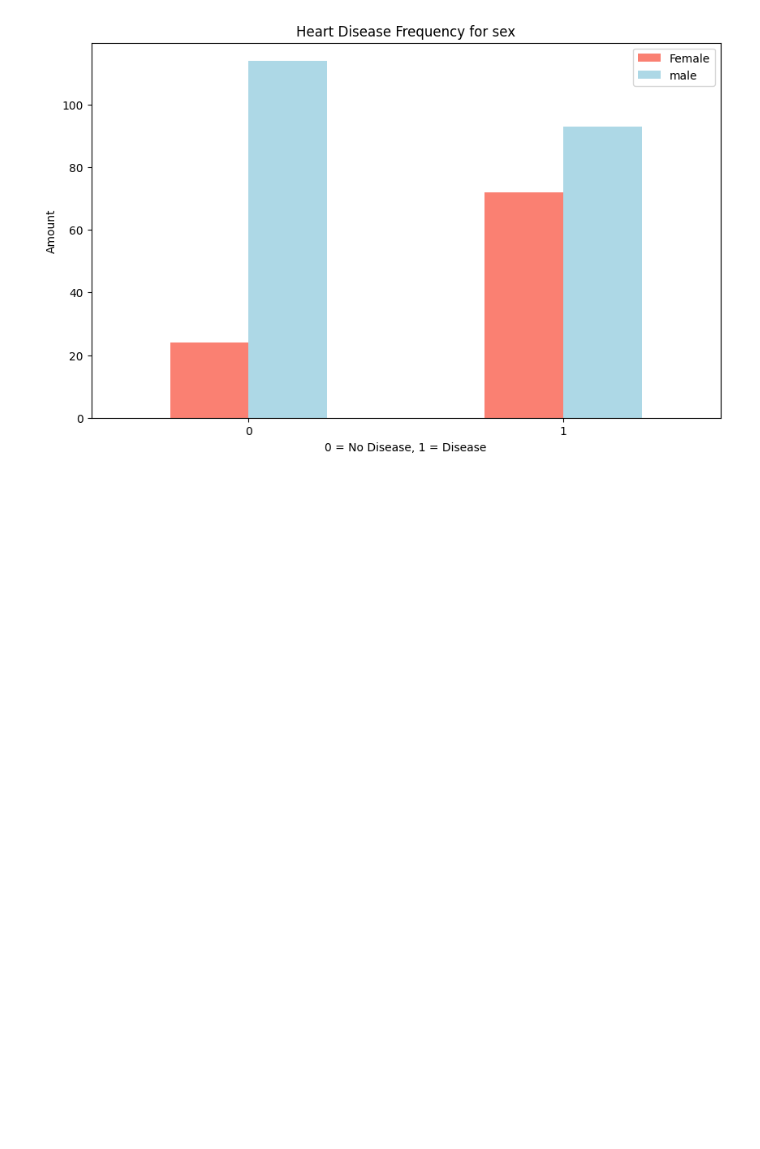
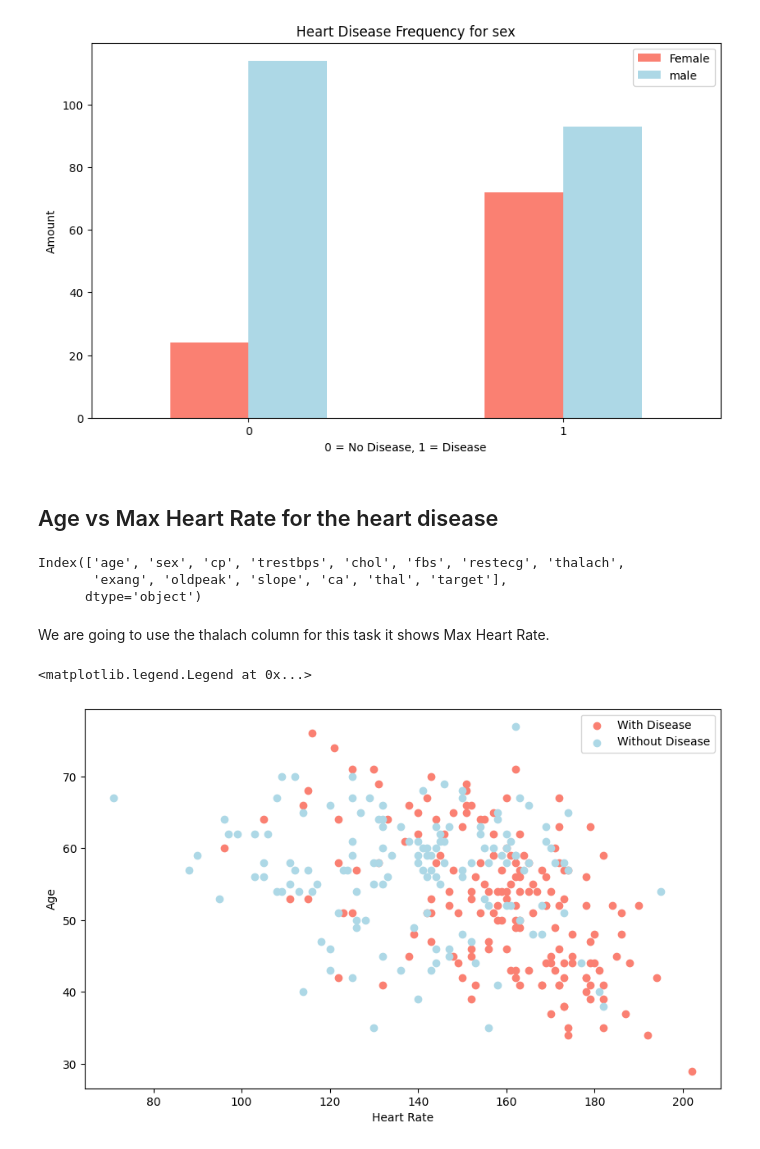
Before and after one commit to Abhi-pacific/Machine-learning-course, a Jupyter notebook: heart disease project/end_to_end_heart_disease.ipynb, the cells around one changed output. Saved outputs shown, nothing was run; the diff lists cells and outputs as text; code cells hidden in the pictures; blank space fills up the shorter version.

```diff
--- a/heart disease project/end_to_end_heart_disease.ipynb
+++ b/heart disease project/end_to_end_heart_disease.ipynb
@@ -152,3 +152,29 @@ plt.legend(["Female","male"])
 plt.xticks(rotation=0);
 # %% [output]
 [figure]
+# %% [markdown]
+## Age vs Max Heart Rate for the heart disease
+# %%
+# plot scatter chat for the positive outcomes.
+df.columns
+# %% [output]
+Index(['age', 'sex', 'cp', 'trestbps', 'chol', 'fbs', 'restecg', 'thalach',
+       'exang', 'oldpeak', 'slope', 'ca', 'thal', 'target'],
+      dtype='object')
+# %% [markdown]
+We are going to use the thalach column for this task it shows Max Heart Rate.
+# %%
+# starting the ploting part
+plt.figure(figsize=(10,6))
+# ploting the scatter chart
+plt.scatter(df.thalach[df.target == 1],df.age[df.target==1],color= ('salmon'))
+plt.xlabel('Heart Rate')
+plt.ylabel('Age')
+
+# Scatter plot with negative examples
+
+plt.scatter(df.thalach[df.target == 0],df.age[df.target == 0],color = "lightblue")
+plt.legend(["With Disease","Without Disease"])
+# %% [output]
+<matplotlib.legend.Legend at 0x...>
+[figure, added]
```
Also changed, not shown: parts of 4 cells of this notebook.
